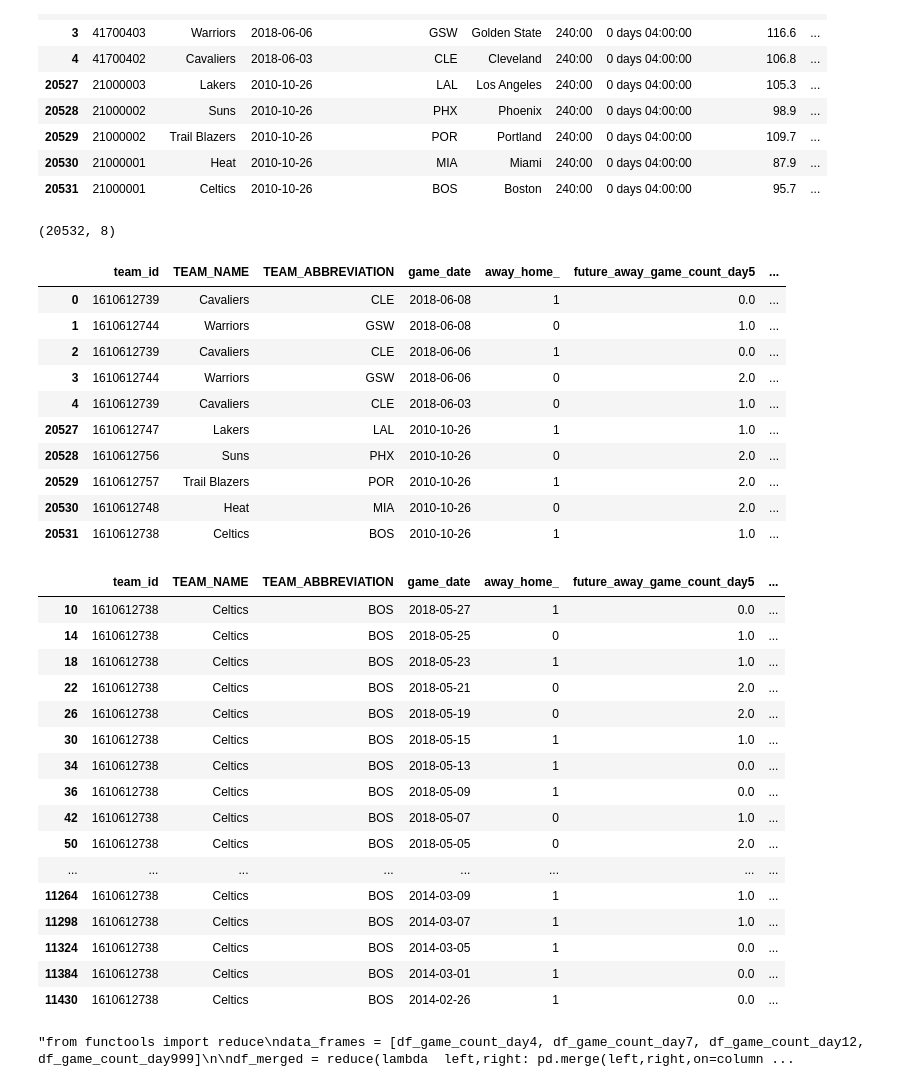
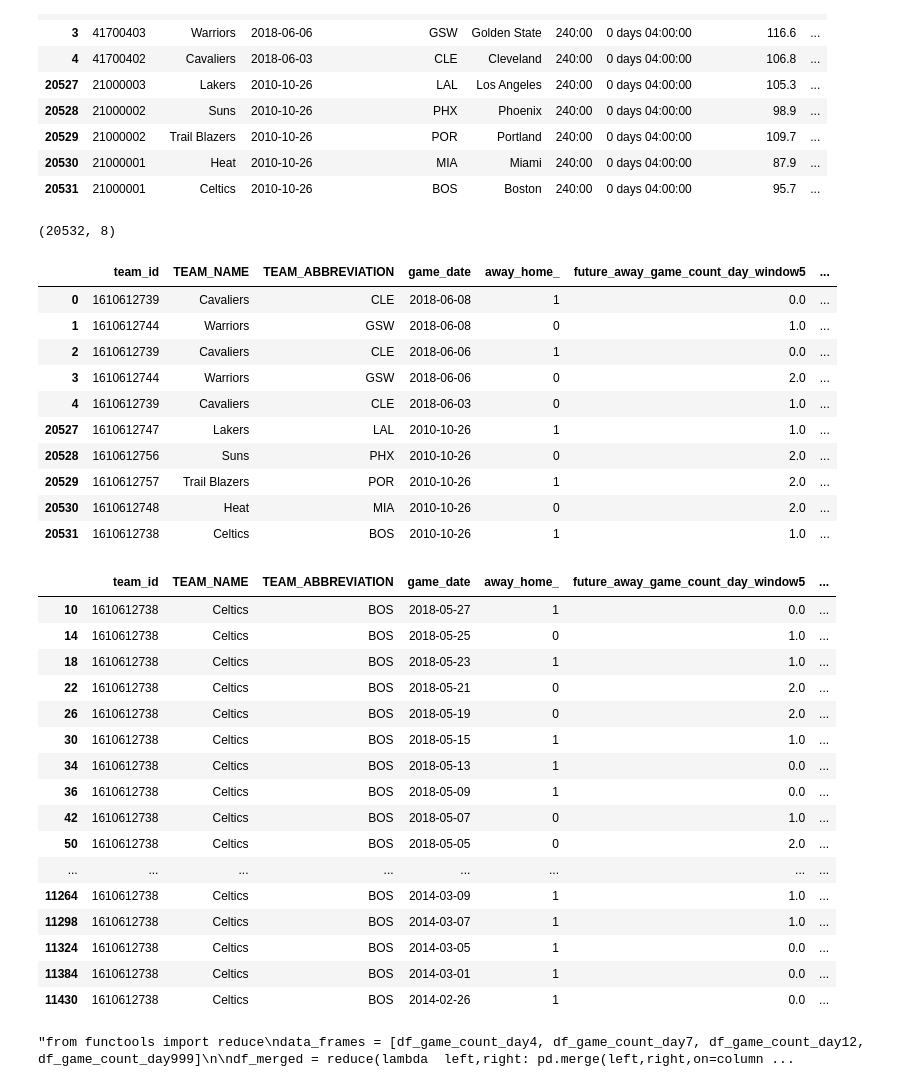
Before and after one commit to pauljacob/DSCapstone2, a Jupyter notebook: 03_Exploratory_Data_Analysis/csvoutput_03_exploratory_data_analysis_66C_future_away_game_count_percentage_day2_5_8_12_999_future_home_game_count_percentage_day2_5_8_12_999_2010_2018.ipynb, the cells around one changed output. Saved outputs shown, nothing was run; the diff lists cells and outputs as text; code cells hidden in the pictures.

```diff
--- a/03_Exploratory_Data_Analysis/csvoutput_03_exploratory_data_analysis_66C_future_away_game_count_percentage_day2_5_8_12_999_future_home_game_count_percentage_day2_5_8_12_999_2010_2018.ipynb
+++ b/03_Exploratory_Data_Analysis/csvoutput_03_exploratory_data_analysis_66C_future_away_game_count_percentage_day2_5_8_12_999_future_home_game_count_percentage_day2_5_8_12_999_2010_2018.ipynb
@@ -101,33 +101,33 @@ def get_future_game_count_percentage_away_home_both_day_window(df_, day_window_)
 
     df1_ = df_.groupby(['team_id', 'season'])['away_home_']\
               .rolling(day_window_).sum().reset_index()\
-              .rename(columns={'away_home_':'future_home_game_count_day' + day_window_[0:len(day_window_) - 1]})
+              .rename(columns={'away_home_':'future_home_game_count_day_window' + day_window_[0:len(day_window_) - 1]})
 
-    df1_['future_home_game_count_day' \
+    df1_['future_home_game_count_day_window' \
          + day_window_[0:len(day_window_) - 1]] = \
-    df1_['future_home_game_count_day' + day_window_[0:len(day_window_) - 1]]#.astype('int64')
+    df1_['future_home_game_count_day_window' + day_window_[0:len(day_window_) - 1]]#.astype('int64')
 
 
     df_.away_home_ = abs(df_.away_home_ - 1)
 
     df0_ = df_.groupby(['team_id', 'season'])['away_home_']\
              .rolling(day_window_).sum().reset_index()\
-             .rename(columns={'away_home_':'future_away_game_count_day' + day_window_[0:len(day_window_) - 1]})
+             .rename(columns={'away_home_':'future_away_game_count_day_window' + day_window_[0:len(day_window_) - 1]})
 
-    df0_['future_away_game_count_day' \
+    df0_['future_away_game_count_day_window' \
          + day_window_[0:len(day_window_) - 1]] = \
-    df0_['future_away_game_count_day' + day_window_[0:len(day_window_) - 1]]#.astype('int64')
+    df0_['future_away_game_count_day_window' + day_window_[0:len(day_window_) - 1]]#.astype('int64')
 
 
     df_.away_home_ = abs(df_.away_home_ - 1)
 
     df2_ = df_.groupby(['team_id', 'season'])['away_home_']\
               .rolling(day_window_).count().reset_index()\
-              .rename(columns={'away_home_':'future_game_count_day' + day_window_[0:len(day_window_) - 1]})
+              .rename(columns={'away_home_':'future_game_count_day_window' + day_window_[0:len(day_window_) - 1]})
 
-    df2_['future_game_count_day' \
+    df2_['future_game_count_day_window' \
          + day_window_[0:len(day_window_) - 1]] = \
-    df2_['future_game_count_day' + day_window_[0:len(day_window_) - 1]]#.astype('int64')
+    df2_['future_game_count_day_window' + day_window_[0:len(day_window_) - 1]]#.astype('int64')
 
 
     column_names_common_list01_ = [k for k in df0_.columns if k in df1_.columns]
@@ -140,16 +140,16 @@ def get_future_game_count_percentage_away_home_both_day_window(df_, day_window_)
 
     column_names_common_list012_ = [k for k in df01_.columns if k in df2_.columns]
 
-    df012_['future_away_game_percent_day' \
+    df012_['future_away_game_percent_day_window' \
          + day_window_[0:len(day_window_) - 1]] = \
-    df012_['future_away_game_count_day' + day_window_[0:len(day_window_) - 1]] /\
-    df012_['future_game_count_day' + day_window_[0:len(day_window_) - 1]].values
+    df012_['future_away_game_count_day_window' + day_window_[0:len(day_window_) - 1]] /\
+    df012_['future_game_count_day_window' + day_window_[0:len(day_window_) - 1]].values
 
 
-    df012_['future_home_game_percent_day' \
+    df012_['future_home_game_percent_day_window' \
          + day_window_[0:len(day_window_) - 1]] = \
-    df012_['future_home_game_count_day' + day_window_[0:len(day_window_) - 1]] /\
-    df012_['future_game_count_day' + day_window_[0:len(day_window_) - 1]].values
+    df012_['future_home_game_count_day_window' + day_window_[0:len(day_window_) - 1]] /\
+    df012_['future_game_count_day_window' + day_window_[0:len(day_window_) - 1]].values
 
     df_ = pd.merge(df_, df012_, on=['team_id', 'season', 'game_date'])
 
@@ -180,12 +180,12 @@ p(df)
 | 20531 | 21000001 | Celtics | 2010-10-26 | BOS | Boston | 240:00 | 0 days 04:00:00 | 95.7 | ... |
 # %%
 df_sub = df[['team_id', 'TEAM_NAME', 'TEAM_ABBREVIATION',
-             'game_date', 'away_home_', 'future_away_game_count_day5',
-             'future_home_game_count_day5', 'future_game_count_day5']]
+             'game_date', 'away_home_', 'future_away_game_count_day_window5',
+             'future_home_game_count_day_window5', 'future_game_count_day_window5']]
 p(df_sub)
 # %% [output]
 (20532, 8)
-|  | team_id | TEAM_NAME | TEAM_ABBREVIATION | game_date | away_home_ | future_away_game_count_day5 | ... |
+|  | team_id | TEAM_NAME | TEAM_ABBREVIATION | game_date | away_home_ | future_away_game_count_day_window5 | ... |
 | 0 | 1610612739 | Cavaliers | CLE | 2018-06-08 | 1 | 0.0 | ... |
 | 1 | 1610612744 | Warriors | GSW | 2018-06-08 | 0 | 1.0 | ... |
 | 2 | 1610612739 | Cavaliers | CLE | 2018-06-06 | 1 | 0.0 | ... |
@@ -199,7 +199,7 @@ p(df_sub)
 # %%
 df_sub[df_sub.team_id == 1610612738]
 # %% [output]
-|  | team_id | TEAM_NAME | TEAM_ABBREVIATION | game_date | away_home_ | future_away_game_count_day5 | ... |
+|  | team_id | TEAM_NAME | TEAM_ABBREVIATION | game_date | away_home_ | future_away_game_count_day_window5 | ... |
 | 10 | 1610612738 | Celtics | BOS | 2018-05-27 | 1 | 0.0 | ... |
 | 14 | 1610612738 | Celtics | BOS | 2018-05-25 | 0 | 1.0 | ... |
 | 18 | 1610612738 | Celtics | BOS | 2018-05-23 | 1 | 1.0 | ... |
```
Also changed, not shown: parts of 2 cells of this notebook, 26 other files.
